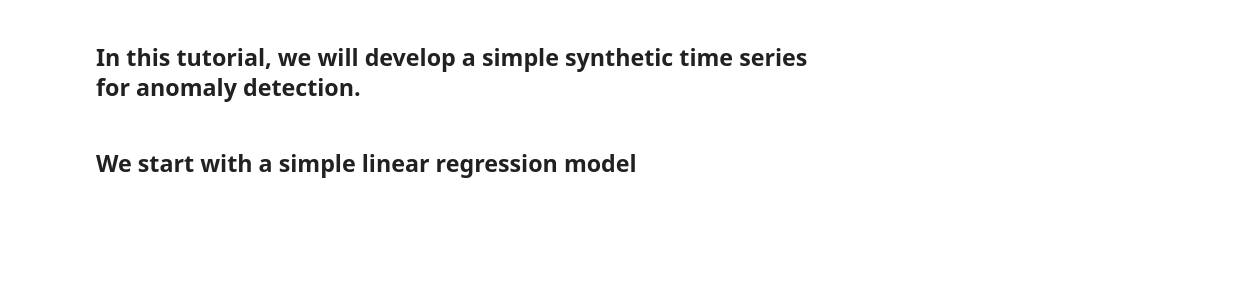
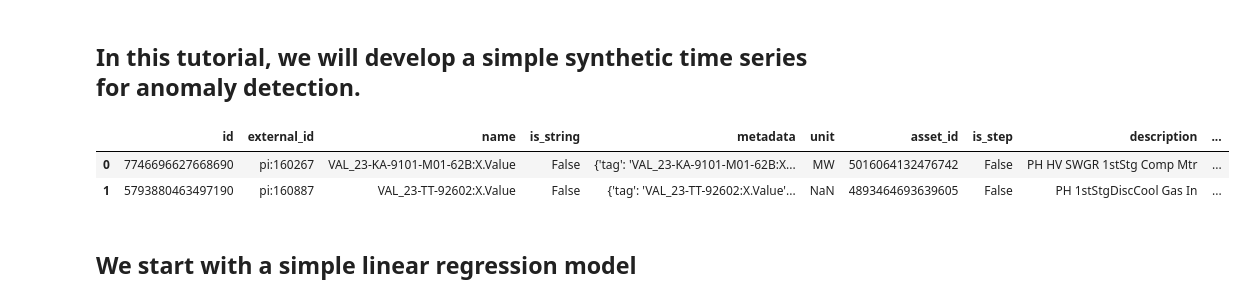
Before and after one commit to cognitedata/dshub-tutorials, a Jupyter notebook: advanced/Synthetic time series demo publicdata.ipynb, the cells around one changed output. Cells and saved outputs as stored; diff of their text form; code cells hidden in the pictures; blank space fills up the shorter version.

```diff
--- a/advanced/Synthetic time series demo publicdata.ipynb
+++ b/advanced/Synthetic time series demo publicdata.ipynb
@@ -20,3 +19,10 @@ ts
+# %%
+ts = client.time_series.retrieve_multiple(external_ids=['pi:160267','pi:160887'])
+ts
+# %% [output]
+|  | id | external_id | name | is_string | metadata | unit | asset_id | is_step | description | ... |
+| 0 | 7746696627668690 | pi:160267 | VAL_23-KA-9101-M01-62B:X.Value | False | {'tag': 'VAL_23-KA-9101-M01-62B:X... | MW | 5016064132476742 | False | PH HV SWGR 1stStg Comp Mtr | ... |
+| 1 | 5793880463497190 | pi:160887 | VAL_23-TT-92602:X.Value | False | {'tag': 'VAL_23-TT-92602:X.Value'... | NaN | 4893464693639605 | False | PH 1stStgDiscCool Gas In | ... |
 # %% [markdown]
 ## We start with a simple linear regression model
 # %%
```
Also changed, not shown: parts of 4 cells of this notebook.
